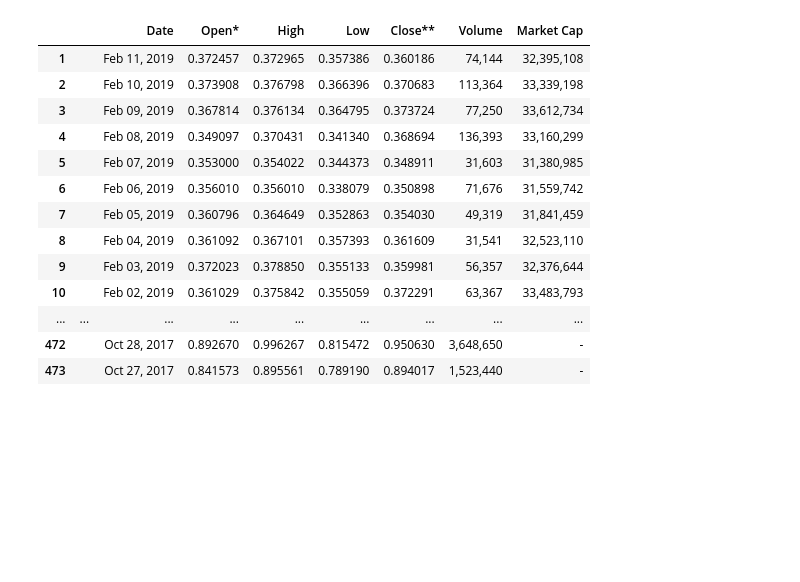
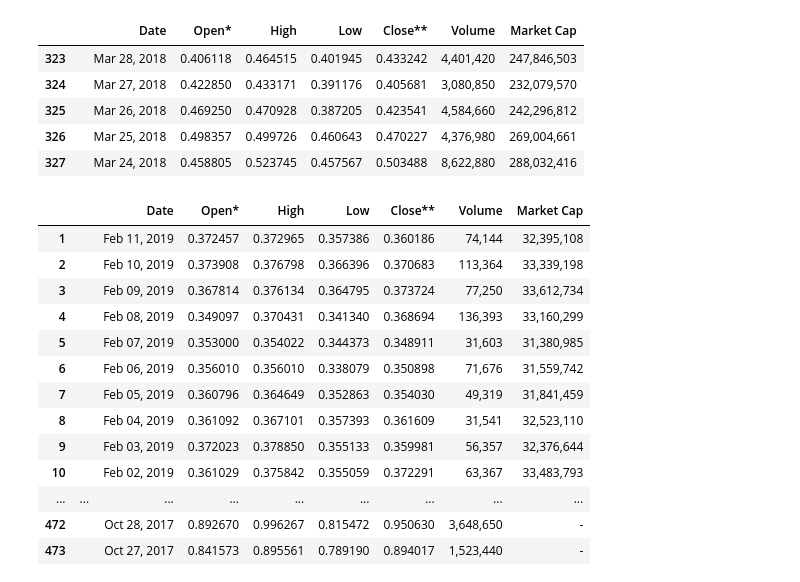
Before and after one commit to kevzha/CryptoAnalysis, a Jupyter notebook: mergedaddingnewsymbols.ipynb, the cells around one changed output. Cells and saved outputs as stored; diff of their text form; code cells hidden in the pictures; blank space fills up the shorter version.

```diff
--- a/merged.ipynb
+++ b/mergedaddingnewsymbols.ipynb
@@ -148,0 +310,9 @@ dfKCShistorical = dfKCSformatted.rename(columns=dfKCSformatted.iloc[0]).drop(dfK
+# %%
+dfLRChistorical.tail()
+# %% [output]
+|  |  | Date | Open* | High | Low | Close** | Volume | Market Cap |
+| 323 |  | Mar 28, 2018 | 0.406118 | 0.464515 | 0.401945 | 0.433242 | 4,401,420 | 247,846,503 |
+| 324 |  | Mar 27, 2018 | 0.422850 | 0.433171 | 0.391176 | 0.405681 | 3,080,850 | 232,079,570 |
+| 325 |  | Mar 26, 2018 | 0.469250 | 0.470928 | 0.387205 | 0.423541 | 4,584,660 | 242,296,812 |
+| 326 |  | Mar 25, 2018 | 0.498357 | 0.499726 | 0.460643 | 0.470227 | 4,376,980 | 269,004,661 |
+| 327 |  | Mar 24, 2018 | 0.458805 | 0.523745 | 0.457567 | 0.503488 | 8,622,880 | 288,032,416 |
```
Also changed, not shown: parts of 25 cells of this notebook, 10 other files.
